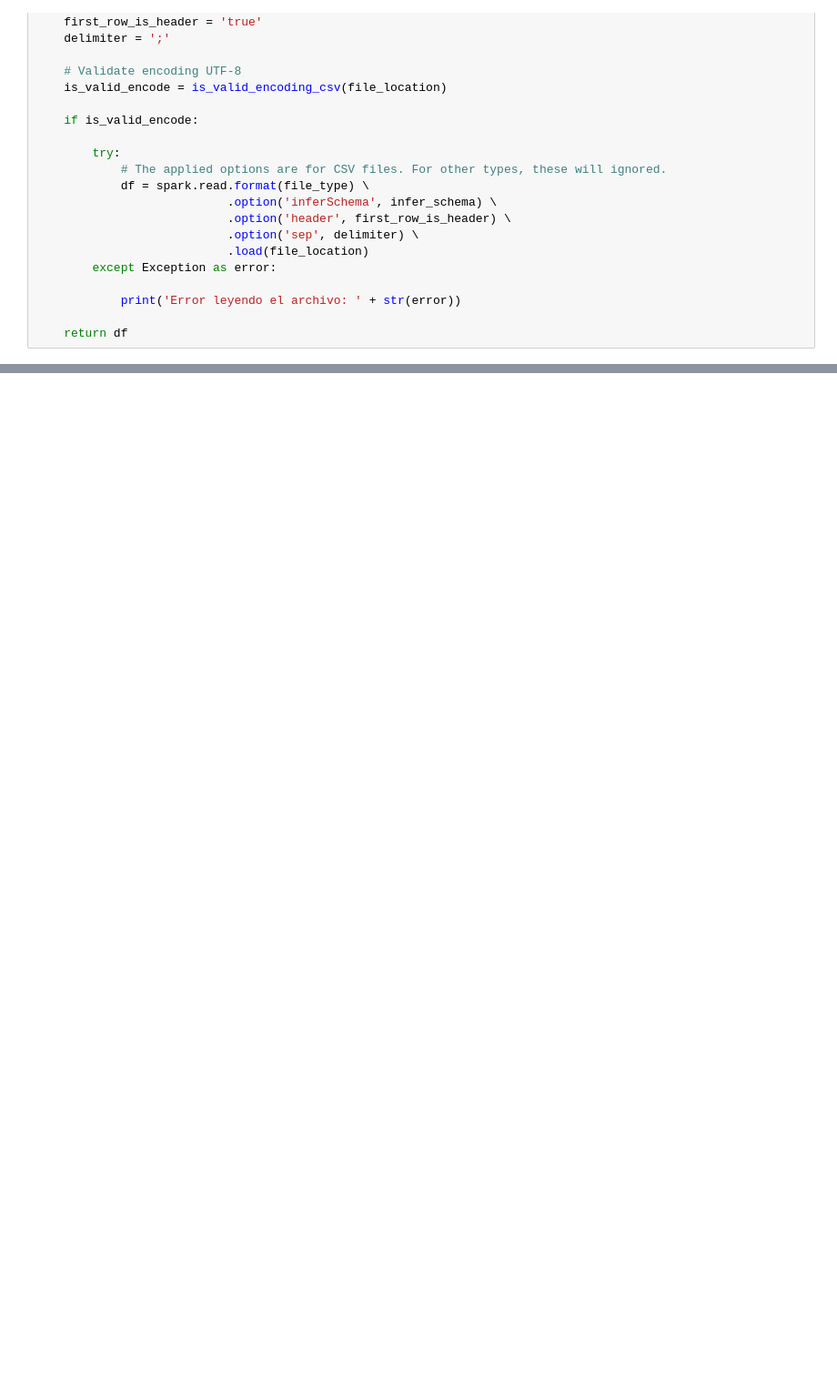
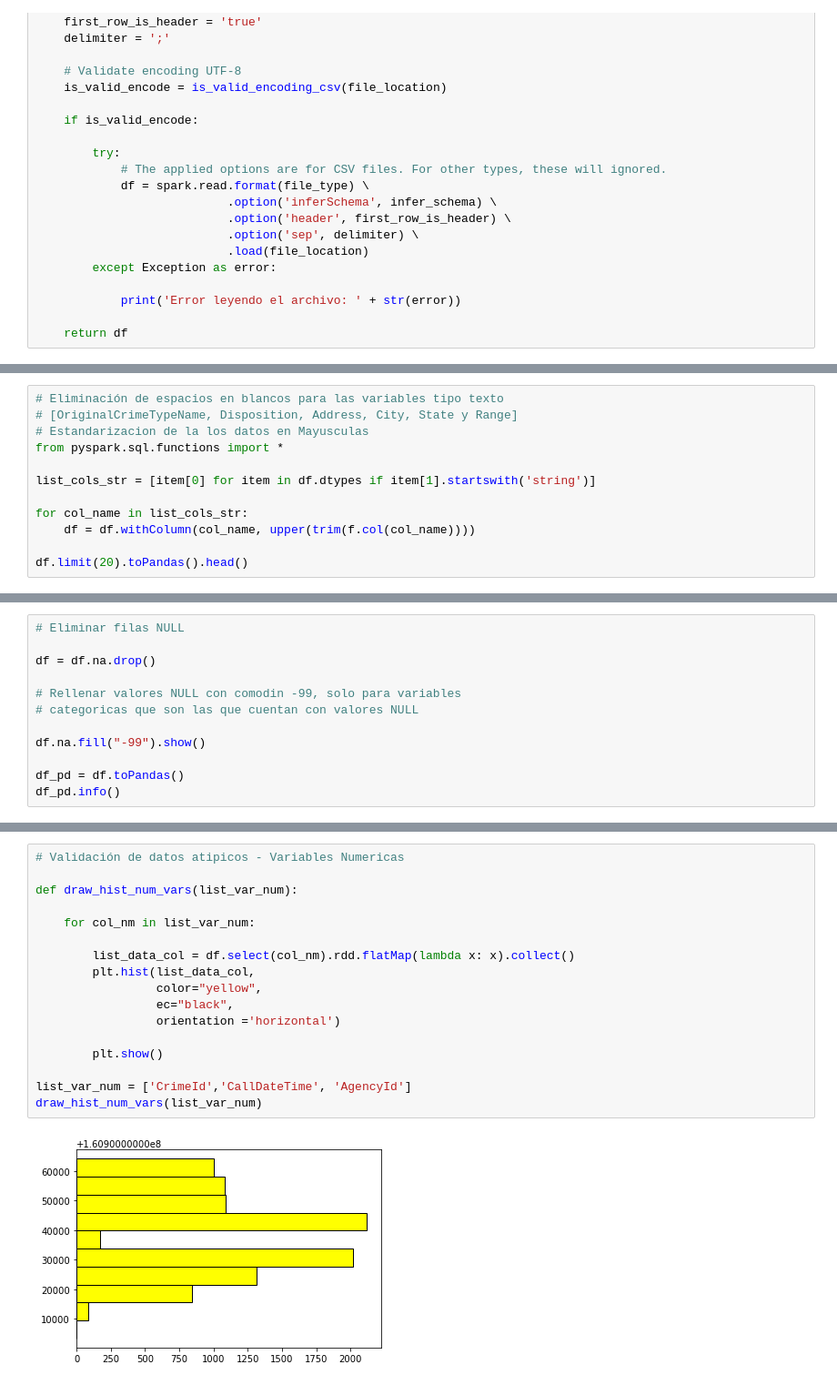
Before and after one commit to juadaves91/bd-bigdata-unir, a Jupyter notebook: Limpieza Datos Dataset - CSV.ipynb, the cells around one changed output, grey strips where cells are left out. Shown at 91% size. Saved outputs shown, nothing was run; the diff lists cells and outputs as text; blank space fills up the shorter version.

```diff
--- a/Limpieza Datos Dataset - CSV.ipynb
+++ b/Limpieza Datos Dataset - CSV.ipynb
@@ -220,0 +506,12 @@ root
+# %%
+# Eliminación de espacios en blancos para las variables tipo texto
+# [OriginalCrimeTypeName, Disposition, Address, City, State y Range]
+# Estandarizacion de la los datos en Mayusculas
+from pyspark.sql.functions import *
+
+list_cols_str = [item[0] for item in df.dtypes if item[1].startswith('string')]
+
+for col_name in list_cols_str:
+    df = df.withColumn(col_name, upper(trim(f.col(col_name))))
+
+df.limit(20).toPandas().head()
@@ -220,0 +577,12 @@ root
+# %%
+# Eliminar filas NULL
+
+df = df.na.drop()
+
+# Rellenar valores NULL con comodin -99, solo para variables
+# categoricas que son las que cuentan con valores NULL
+
+df.na.fill("-99").show()
+
+df_pd = df.toPandas()
+df_pd.info()
@@ -220,0 +607,19 @@ root
+# %%
+# Validación de datos atipicos - Variables Numericas
+
+def draw_hist_num_vars(list_var_num):
+
+    for col_nm in list_var_num:
+
+        list_data_col = df.select(col_nm).rdd.flatMap(lambda x: x).collect()
+        plt.hist(list_data_col,
+                 color="yellow",
+                 ec="black",
+                 orientation ='horizontal')
+
+        plt.show()
+
+list_var_num = ['CrimeId','CallDateTime', 'AgencyId']
+draw_hist_num_vars(list_var_num)
+# %% [output]
+[figure, added]
```
Also changed, not shown: parts of 109 cells of this notebook.
